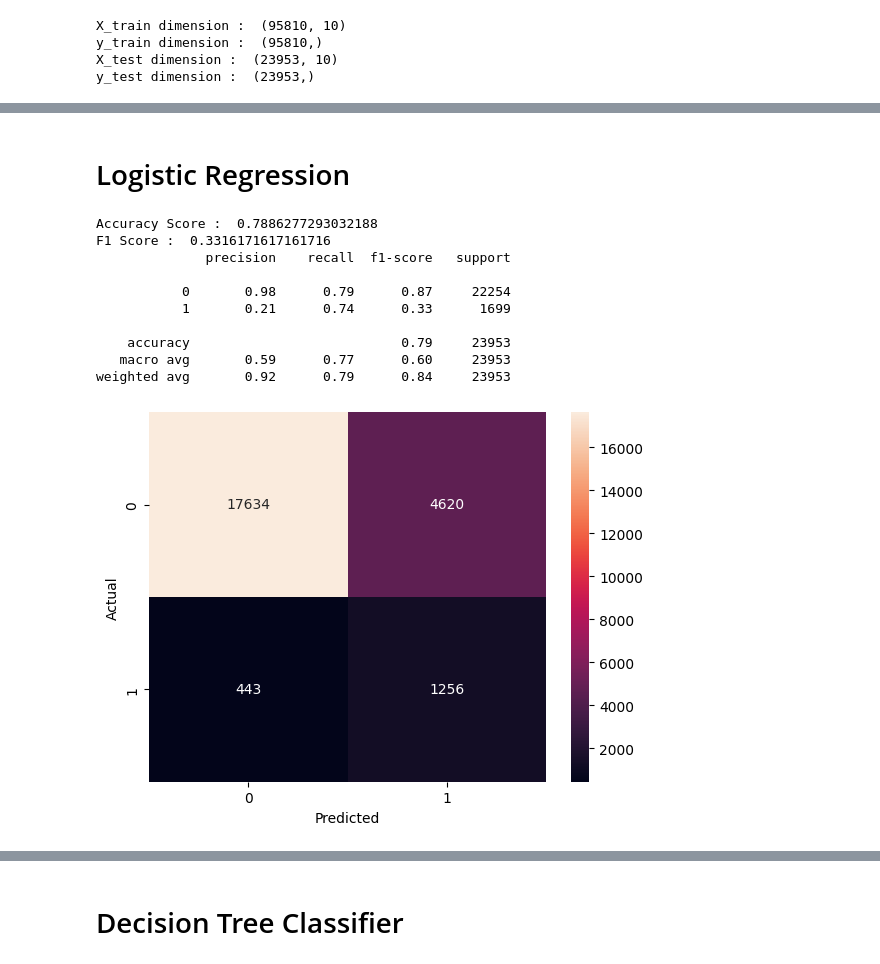
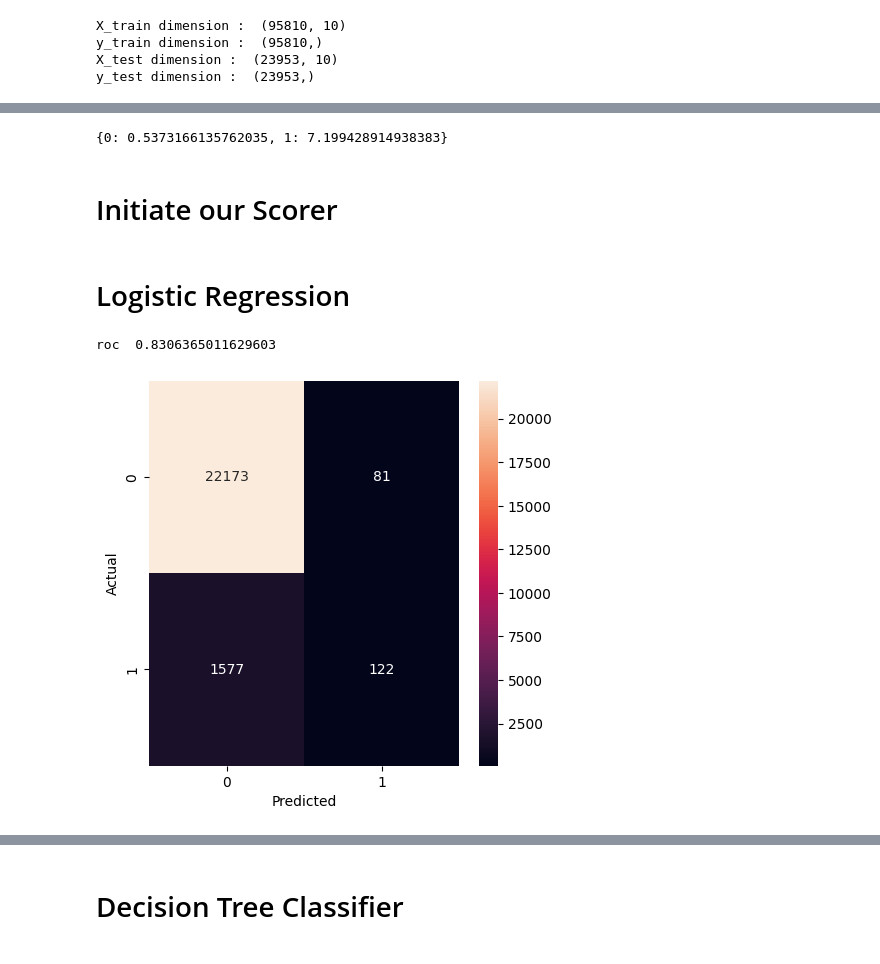
Before and after one commit to AlexisReve/Credit_Risk_ASSAS_2023, a Jupyter notebook: analysis_ML.ipynb, the cells around one changed output, grey strips where cells are left out. Cells and saved outputs as stored; diff of their text form; code cells hidden in the pictures.

Commit message:
Add Few ML Models

```diff
--- a/analysis_ML.ipynb
+++ b/analysis_ML.ipynb
@@ -426,0 +429,11 @@ y_test dimension :  (23953,)
+# %%
+from sklearn.utils import class_weight
+
+weights = class_weight.compute_class_weight(class_weight='balanced', classes= np.unique(y_train), y= y_train)
+
+weight_dict = {np.unique(y)[i]: weights[i] for i in range(len(np.unique(y)))}
+weight_dict
+# %% [output]
+{0: 0.5373166135762035, 1: 7.199428914938383}
+# %% [markdown]
+# Initiate our Scorer
@@ -429,30 +450,24 @@ y_test dimension :  (23953,)
 # %%
-log = LogisticRegression(class_weight= 'balanced')
-log.fit(X_train, y_train)
-y_pred = log.predict(X_test)
+#Baseline
 
-print("Accuracy Score : ", accuracy_score(y_test, y_pred))
-print("F1 Score : ", f1_score(y_test, y_pred))
-report = classification_report(y_test, y_pred)
-print(report)
+lr_model = LogisticRegression()
+lr_model.fit(X_train, y_train)
+y_pred_bs = lr_model.predict(X_test)
+y_probs_bs = lr_model.predict_proba(X_test)[:,1]
 
-# Confusion Matrix
-cm = confusion_matrix(y_test, y_pred)
-fig, ax = plt.subplots()
-sns.heatmap(cm, annot=True, fmt='d')
+fpr, tpr, thresholds = roc_curve(y_test, y_probs_bs, pos_label = 1)
+score = auc(fpr, tpr)
+print('roc ', score)
+
+# making the confusion matrix
+cm = confusion_matrix(y_test, y_pred_bs)
+fig, ax = plt.subplots(figsize=(5,5))
+sns.heatmap(cm, annot=True, fmt='d',
+            xticklabels=np.unique(y_train), yticklabels=np.unique(y_train))
 
 plt.ylabel('Actual')
 plt.xlabel('Predicted')
 plt.show()
 # %% [output]
-Accuracy Score :  0.7886277293032188
-F1 Score :  0.3316171617161716
-              precision    recall  f1-score   support
-
-           0       0.98      0.79      0.87     22254
-           1       0.21      0.74      0.33      1699
-
-    accuracy                           0.79     23953
-   macro avg       0.59      0.77      0.60     23953
-weighted avg       0.92      0.79      0.84     23953
+roc  0.8306365011629603
-[figure, old version]
+[figure, new version]
```
Also changed, not shown: parts of 25 cells of this notebook, 1 other file.
